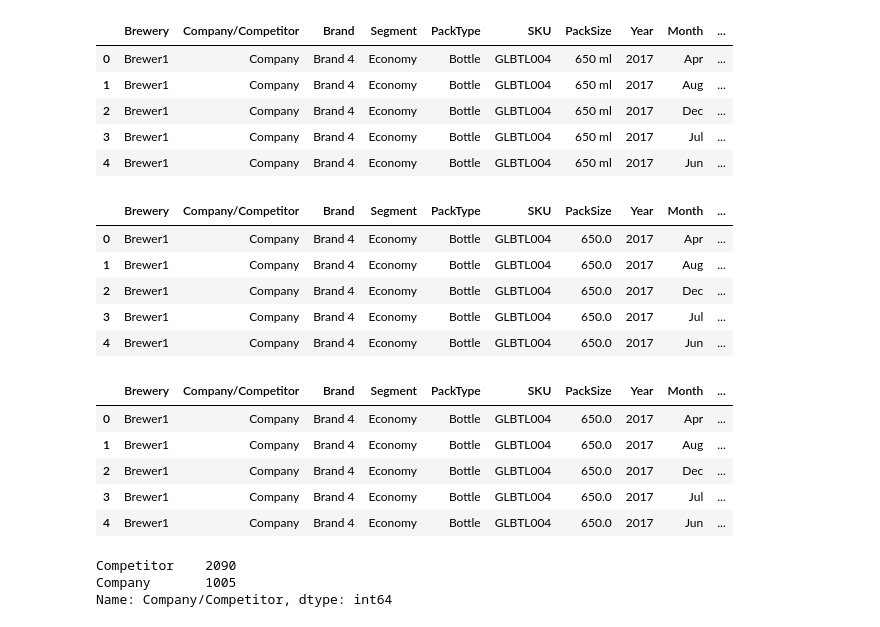
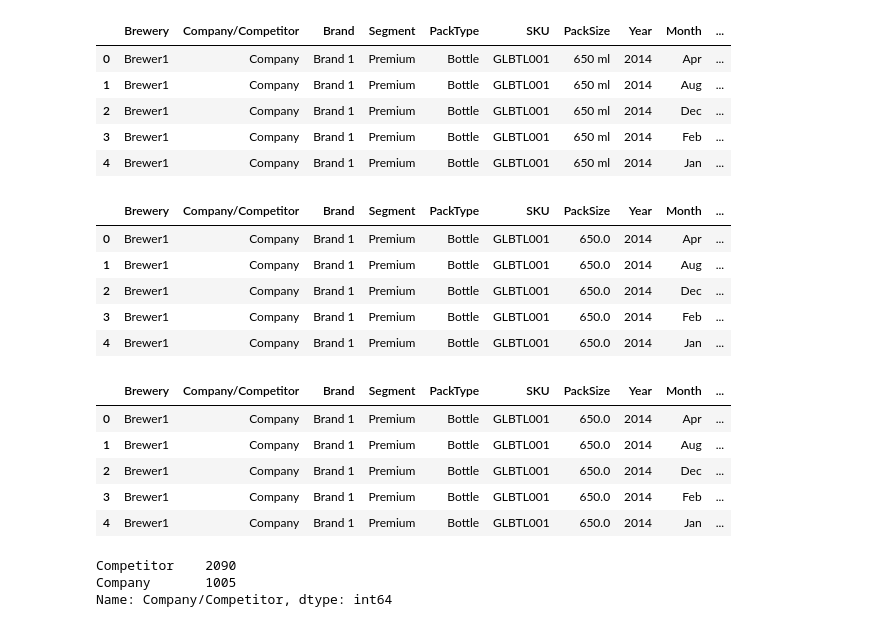
Before and after one commit to Parth-Jain-2002/BITS-BYTE, a Jupyter notebook: analysis_subham.ipynb, the cells around one changed output. Cells and saved outputs as stored; diff of their text form; code cells hidden in the pictures.

```diff
--- a/analysis_subham.ipynb
+++ b/analysis_subham.ipynb
@@ -1,36 +1,36 @@
 # %%
 import numpy as np
 import pandas as pd
 import matplotlib.pyplot as plt
-df = pd.read_excel("data.xlsx")
+df = pd.read_excel("data_SKUfilled.xlsx")
 df.head()
 # %% [output]
 |  | Brewery | Company/Competitor | Brand | Segment | PackType | SKU | PackSize | Year | Month | ... |
-| 0 | Brewer1 | Company | Brand 4 | Economy | Bottle | GLBTL004 | 650 ml | 2017 | Apr | ... |
-| 1 | Brewer1 | Company | Brand 4 | Economy | Bottle | GLBTL004 | 650 ml | 2017 | Aug | ... |
-| 2 | Brewer1 | Company | Brand 4 | Economy | Bottle | GLBTL004 | 650 ml | 2017 | Dec | ... |
-| 3 | Brewer1 | Company | Brand 4 | Economy | Bottle | GLBTL004 | 650 ml | 2017 | Jul | ... |
-| 4 | Brewer1 | Company | Brand 4 | Economy | Bottle | GLBTL004 | 650 ml | 2017 | Jun | ... |
+| 0 | Brewer1 | Company | Brand 1 | Premium | Bottle | GLBTL001 | 650 ml | 2014 | Apr | ... |
+| 1 | Brewer1 | Company | Brand 1 | Premium | Bottle | GLBTL001 | 650 ml | 2014 | Aug | ... |
+| 2 | Brewer1 | Company | Brand 1 | Premium | Bottle | GLBTL001 | 650 ml | 2014 | Dec | ... |
+| 3 | Brewer1 | Company | Brand 1 | Premium | Bottle | GLBTL001 | 650 ml | 2014 | Feb | ... |
+| 4 | Brewer1 | Company | Brand 1 | Premium | Bottle | GLBTL001 | 650 ml | 2014 | Jan | ... |
 # %%
 df['PackSize'] = df['PackSize'].str[0:3].astype('float64')
 df.head()
 # %% [output]
 |  | Brewery | Company/Competitor | Brand | Segment | PackType | SKU | PackSize | Year | Month | ... |
-| 0 | Brewer1 | Company | Brand 4 | Economy | Bottle | GLBTL004 | 650.0 | 2017 | Apr | ... |
-| 1 | Brewer1 | Company | Brand 4 | Economy | Bottle | GLBTL004 | 650.0 | 2017 | Aug | ... |
-| 2 | Brewer1 | Company | Brand 4 | Economy | Bottle | GLBTL004 | 650.0 | 2017 | Dec | ... |
-| 3 | Brewer1 | Company | Brand 4 | Economy | Bottle | GLBTL004 | 650.0 | 2017 | Jul | ... |
-| 4 | Brewer1 | Company | Brand 4 | Economy | Bottle | GLBTL004 | 650.0 | 2017 | Jun | ... |
+| 0 | Brewer1 | Company | Brand 1 | Premium | Bottle | GLBTL001 | 650.0 | 2014 | Apr | ... |
+| 1 | Brewer1 | Company | Brand 1 | Premium | Bottle | GLBTL001 | 650.0 | 2014 | Aug | ... |
+| 2 | Brewer1 | Company | Brand 1 | Premium | Bottle | GLBTL001 | 650.0 | 2014 | Dec | ... |
+| 3 | Brewer1 | Company | Brand 1 | Premium | Bottle | GLBTL001 | 650.0 | 2014 | Feb | ... |
+| 4 | Brewer1 | Company | Brand 1 | Premium | Bottle | GLBTL001 | 650.0 | 2014 | Jan | ... |
 # %%
 df['revenue'] = df['Volume Sales'] / df['PackSize'] * df['W/s Price (per carton)']*1000
 df.head()
 # %% [output]
 |  | Brewery | Company/Competitor | Brand | Segment | PackType | SKU | PackSize | Year | Month | ... |
-| 0 | Brewer1 | Company | Brand 4 | Economy | Bottle | GLBTL004 | 650.0 | 2017 | Apr | ... |
-| 1 | Brewer1 | Company | Brand 4 | Economy | Bottle | GLBTL004 | 650.0 | 2017 | Aug | ... |
-| 2 | Brewer1 | Company | Brand 4 | Economy | Bottle | GLBTL004 | 650.0 | 2017 | Dec | ... |
-| 3 | Brewer1 | Company | Brand 4 | Economy | Bottle | GLBTL004 | 650.0 | 2017 | Jul | ... |
-| 4 | Brewer1 | Company | Brand 4 | Economy | Bottle | GLBTL004 | 650.0 | 2017 | Jun | ... |
+| 0 | Brewer1 | Company | Brand 1 | Premium | Bottle | GLBTL001 | 650.0 | 2014 | Apr | ... |
+| 1 | Brewer1 | Company | Brand 1 | Premium | Bottle | GLBTL001 | 650.0 | 2014 | Aug | ... |
+| 2 | Brewer1 | Company | Brand 1 | Premium | Bottle | GLBTL001 | 650.0 | 2014 | Dec | ... |
+| 3 | Brewer1 | Company | Brand 1 | Premium | Bottle | GLBTL001 | 650.0 | 2014 | Feb | ... |
+| 4 | Brewer1 | Company | Brand 1 | Premium | Bottle | GLBTL001 | 650.0 | 2014 | Jan | ... |
 # %%
 df['Company/Competitor'].value_counts()
 # %% [output]
```
Also changed, not shown: parts of 12 cells of this notebook, 4 other files.
